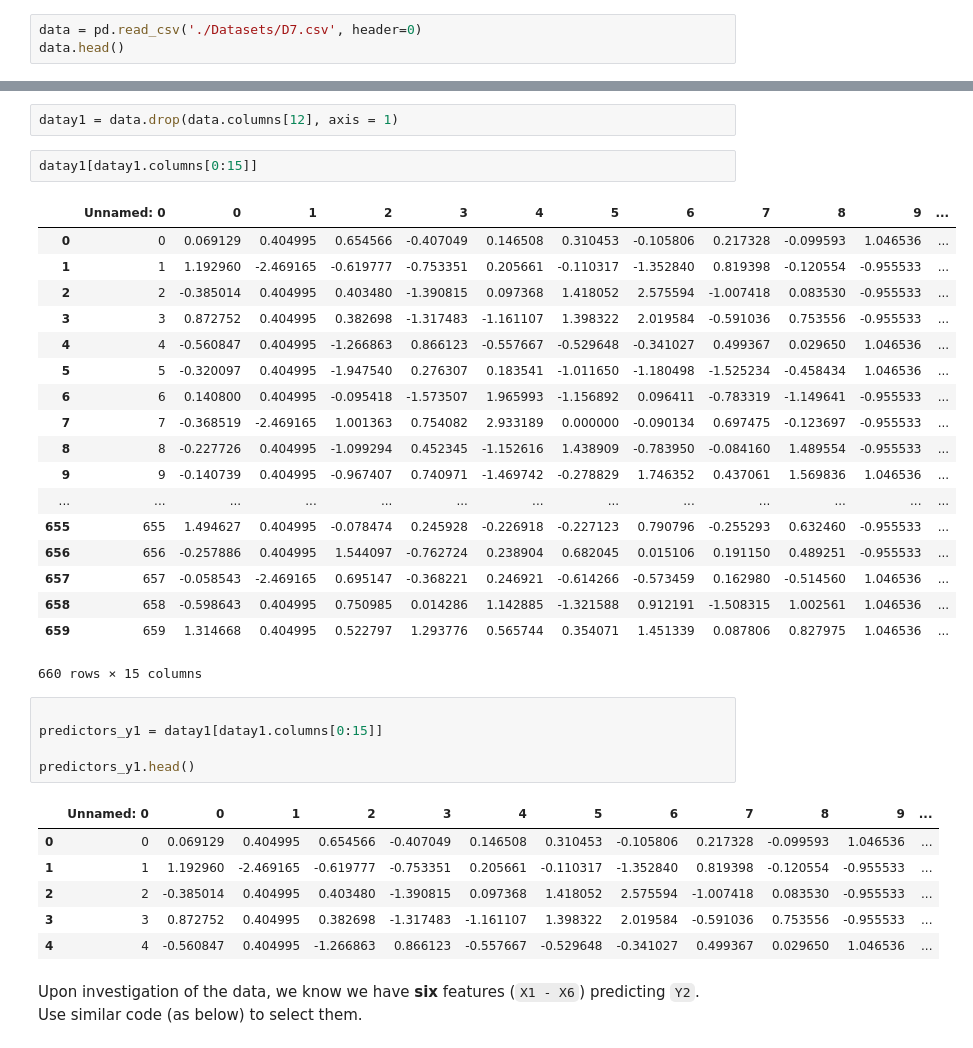
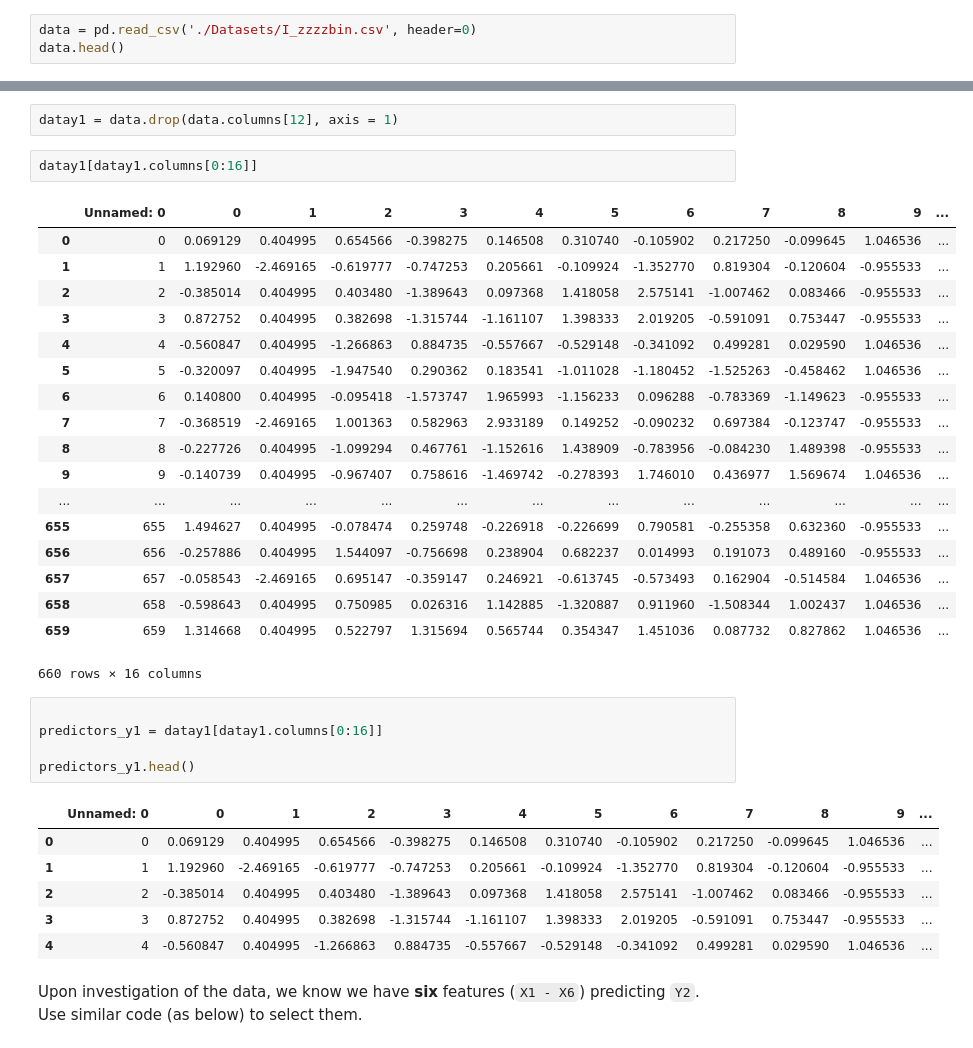
Before and after one commit to BA545-SP2019/2019-competition1-3-musketeers, a Jupyter notebook: Evaluation-Code-V0.ipynb, the cells around one changed output, grey strips where cells are left out. Drawn from its saved outputs; the diff is of its cells as text.

```diff
--- a/Evaluation-Code-V0.ipynb
+++ b/Evaluation-Code-V0.ipynb
@@ -35,7 +35,7 @@ __NOTE__:
 1. Your dataset maybe very different from the sample dataset.
 2. Please follow this structure when submitting your dataset.
 # %%
-data = pd.read_csv('./Datasets/D7.csv', header=0)
+data = pd.read_csv('./Datasets/I_zzzzbin.csv', header=0)
 data.head()
 # %% [output]
 |  | Unnamed: 0 | 0 | 1 | 2 | 3 | 4 | 5 | 6 | 7 | 8 | 9 | ... |
@@ -110,38 +111,38 @@ Use below code to select the first 5 features as predictors for `Y1`.
 # %%
 datay1 = data.drop(data.columns[12], axis = 1)
 # %%
-datay1[datay1.columns[0:15]]
+datay1[datay1.columns[0:16]]
 # %% [output]
 |  | Unnamed: 0 | 0 | 1 | 2 | 3 | 4 | 5 | 6 | 7 | 8 | 9 | ... |
-| 0 | 0 | 0.069129 | 0.404995 | 0.654566 | -0.407049 | 0.146508 | 0.310453 | -0.105806 | 0.217328 | -0.099593 | 1.046536 | ... |
-| 1 | 1 | 1.192960 | -2.469165 | -0.619777 | -0.753351 | 0.205661 | -0.110317 | -1.352840 | 0.819398 | -0.120554 | -0.955533 | ... |
-| 2 | 2 | -0.385014 | 0.404995 | 0.403480 | -1.390815 | 0.097368 | 1.418052 | 2.575594 | -1.007418 | 0.083530 | -0.955533 | ... |
-| 3 | 3 | 0.872752 | 0.404995 | 0.382698 | -1.317483 | -1.161107 | 1.398322 | 2.019584 | -0.591036 | 0.753556 | -0.955533 | ... |
-| 4 | 4 | -0.560847 | 0.404995 | -1.266863 | 0.866123 | -0.557667 | -0.529648 | -0.341027 | 0.499367 | 0.029650 | 1.046536 | ... |
-| 5 | 5 | -0.320097 | 0.404995 | -1.947540 | 0.276307 | 0.183541 | -1.011650 | -1.180498 | -1.525234 | -0.458434 | 1.046536 | ... |
-| 6 | 6 | 0.140800 | 0.404995 | -0.095418 | -1.573507 | 1.965993 | -1.156892 | 0.096411 | -0.783319 | -1.149641 | -0.955533 | ... |
-| 7 | 7 | -0.368519 | -2.469165 | 1.001363 | 0.754082 | 2.933189 | 0.000000 | -0.090134 | 0.697475 | -0.123697 | -0.955533 | ... |
-| 8 | 8 | -0.227726 | 0.404995 | -1.099294 | 0.452345 | -1.152616 | 1.438909 | -0.783950 | -0.084160 | 1.489554 | -0.955533 | ... |
-| 9 | 9 | -0.140739 | 0.404995 | -0.967407 | 0.740971 | -1.469742 | -0.278829 | 1.746352 | 0.437061 | 1.569836 | 1.046536 | ... |
+| 0 | 0 | 0.069129 | 0.404995 | 0.654566 | -0.398275 | 0.146508 | 0.310740 | -0.105902 | 0.217250 | -0.099645 | 1.046536 | ... |
+| 1 | 1 | 1.192960 | -2.469165 | -0.619777 | -0.747253 | 0.205661 | -0.109924 | -1.352770 | 0.819304 | -0.120604 | -0.955533 | ... |
+| 2 | 2 | -0.385014 | 0.404995 | 0.403480 | -1.389643 | 0.097368 | 1.418058 | 2.575141 | -1.007462 | 0.083466 | -0.955533 | ... |
+| 3 | 3 | 0.872752 | 0.404995 | 0.382698 | -1.315744 | -1.161107 | 1.398333 | 2.019205 | -0.591091 | 0.753447 | -0.955533 | ... |
+| 4 | 4 | -0.560847 | 0.404995 | -1.266863 | 0.884735 | -0.557667 | -0.529148 | -0.341092 | 0.499281 | 0.029590 | 1.046536 | ... |
+| 5 | 5 | -0.320097 | 0.404995 | -1.947540 | 0.290362 | 0.183541 | -1.011028 | -1.180452 | -1.525263 | -0.458462 | 1.046536 | ... |
+| 6 | 6 | 0.140800 | 0.404995 | -0.095418 | -1.573747 | 1.965993 | -1.156233 | 0.096288 | -0.783369 | -1.149623 | -0.955533 | ... |
+| 7 | 7 | -0.368519 | -2.469165 | 1.001363 | 0.582963 | 2.933189 | 0.149252 | -0.090232 | 0.697384 | -0.123747 | -0.955533 | ... |
+| 8 | 8 | -0.227726 | 0.404995 | -1.099294 | 0.467761 | -1.152616 | 1.438909 | -0.783956 | -0.084230 | 1.489398 | -0.955533 | ... |
+| 9 | 9 | -0.140739 | 0.404995 | -0.967407 | 0.758616 | -1.469742 | -0.278393 | 1.746010 | 0.436977 | 1.569674 | 1.046536 | ... |
 | ... | ... | ... | ... | ... | ... | ... | ... | ... | ... | ... | ... | ... |
-| 655 | 655 | 1.494627 | 0.404995 | -0.078474 | 0.245928 | -0.226918 | -0.227123 | 0.790796 | -0.255293 | 0.632460 | -0.955533 | ... |
-| 656 | 656 | -0.257886 | 0.404995 | 1.544097 | -0.762724 | 0.238904 | 0.682045 | 0.015106 | 0.191150 | 0.489251 | -0.955533 | ... |
-| 657 | 657 | -0.058543 | -2.469165 | 0.695147 | -0.368221 | 0.246921 | -0.614266 | -0.573459 | 0.162980 | -0.514560 | 1.046536 | ... |
-| 658 | 658 | -0.598643 | 0.404995 | 0.750985 | 0.014286 | 1.142885 | -1.321588 | 0.912191 | -1.508315 | 1.002561 | 1.046536 | ... |
-| 659 | 659 | 1.314668 | 0.404995 | 0.522797 | 1.293776 | 0.565744 | 0.354071 | 1.451339 | 0.087806 | 0.827975 | 1.046536 | ... |
+| 655 | 655 | 1.494627 | 0.404995 | -0.078474 | 0.259748 | -0.226918 | -0.226699 | 0.790581 | -0.255358 | 0.632360 | -0.955533 | ... |
+| 656 | 656 | -0.257886 | 0.404995 | 1.544097 | -0.756698 | 0.238904 | 0.682237 | 0.014993 | 0.191073 | 0.489160 | -0.955533 | ... |
+| 657 | 657 | -0.058543 | -2.469165 | 0.695147 | -0.359147 | 0.246921 | -0.613745 | -0.573493 | 0.162904 | -0.514584 | 1.046536 | ... |
+| 658 | 658 | -0.598643 | 0.404995 | 0.750985 | 0.026316 | 1.142885 | -1.320887 | 0.911960 | -1.508344 | 1.002437 | 1.046536 | ... |
+| 659 | 659 | 1.314668 | 0.404995 | 0.522797 | 1.315694 | 0.565744 | 0.354347 | 1.451036 | 0.087732 | 0.827862 | 1.046536 | ... |
-660 rows × 15 columns
+660 rows × 16 columns
 # %%
 
-predictors_y1 = datay1[datay1.columns[0:15]]
+predictors_y1 = datay1[datay1.columns[0:16]]
 
 predictors_y1.head()
 # %% [output]
 |  | Unnamed: 0 | 0 | 1 | 2 | 3 | 4 | 5 | 6 | 7 | 8 | 9 | ... |
-| 0 | 0 | 0.069129 | 0.404995 | 0.654566 | -0.407049 | 0.146508 | 0.310453 | -0.105806 | 0.217328 | -0.099593 | 1.046536 | ... |
-| 1 | 1 | 1.192960 | -2.469165 | -0.619777 | -0.753351 | 0.205661 | -0.110317 | -1.352840 | 0.819398 | -0.120554 | -0.955533 | ... |
-| 2 | 2 | -0.385014 | 0.404995 | 0.403480 | -1.390815 | 0.097368 | 1.418052 | 2.575594 | -1.007418 | 0.083530 | -0.955533 | ... |
-| 3 | 3 | 0.872752 | 0.404995 | 0.382698 | -1.317483 | -1.161107 | 1.398322 | 2.019584 | -0.591036 | 0.753556 | -0.955533 | ... |
-| 4 | 4 | -0.560847 | 0.404995 | -1.266863 | 0.866123 | -0.557667 | -0.529648 | -0.341027 | 0.499367 | 0.029650 | 1.046536 | ... |
+| 0 | 0 | 0.069129 | 0.404995 | 0.654566 | -0.398275 | 0.146508 | 0.310740 | -0.105902 | 0.217250 | -0.099645 | 1.046536 | ... |
+| 1 | 1 | 1.192960 | -2.469165 | -0.619777 | -0.747253 | 0.205661 | -0.109924 | -1.352770 | 0.819304 | -0.120604 | -0.955533 | ... |
+| 2 | 2 | -0.385014 | 0.404995 | 0.403480 | -1.389643 | 0.097368 | 1.418058 | 2.575141 | -1.007462 | 0.083466 | -0.955533 | ... |
+| 3 | 3 | 0.872752 | 0.404995 | 0.382698 | -1.315744 | -1.161107 | 1.398333 | 2.019205 | -0.591091 | 0.753447 | -0.955533 | ... |
+| 4 | 4 | -0.560847 | 0.404995 | -1.266863 | 0.884735 | -0.557667 | -0.529148 | -0.341092 | 0.499281 | 0.029590 | 1.046536 | ... |
 # %% [markdown]
 Upon investigation of the data, we know we have __six__ features (`X1 - X6`) predicting `Y2`. Use similar code (as below) to select them.
 # %%
```
Also changed, not shown: parts of 7 cells of this notebook, 5 other files.
